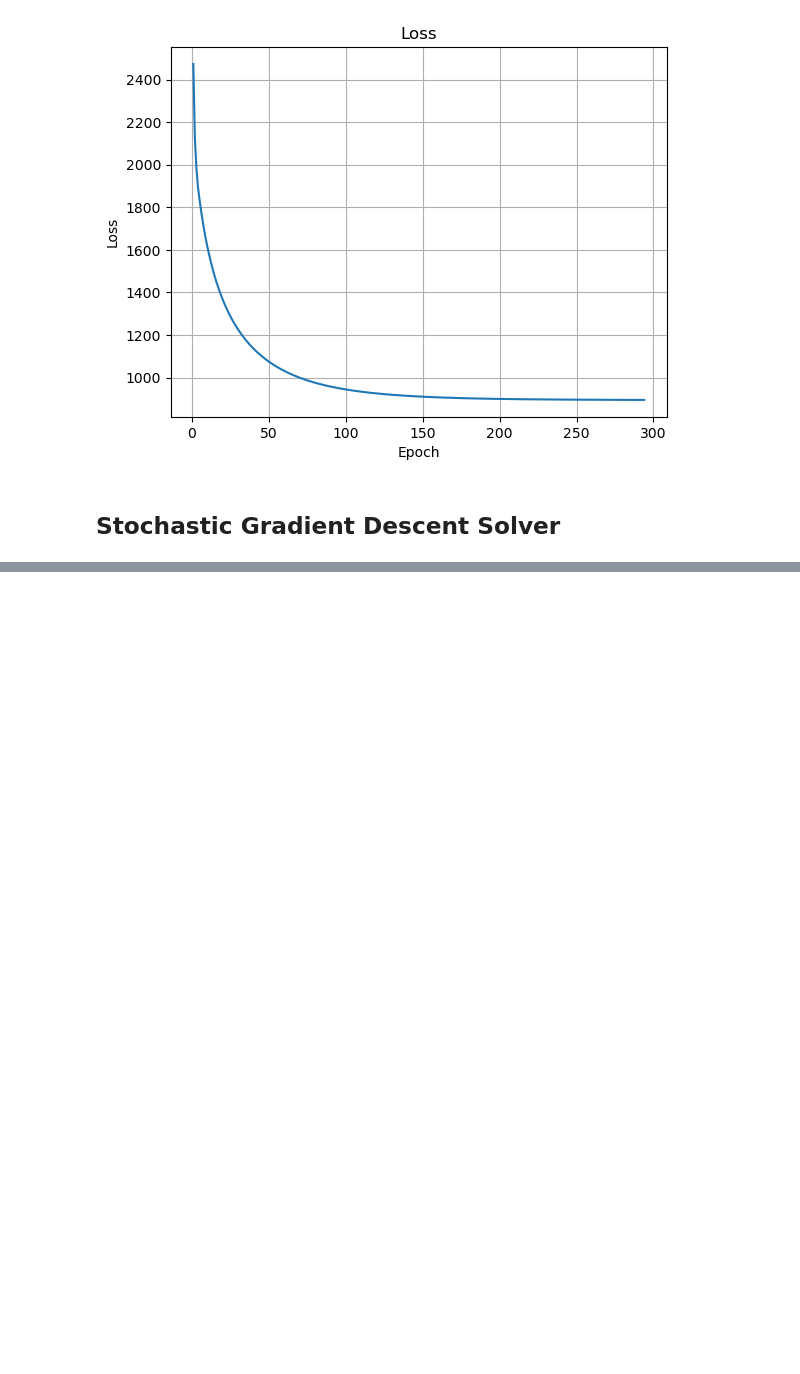
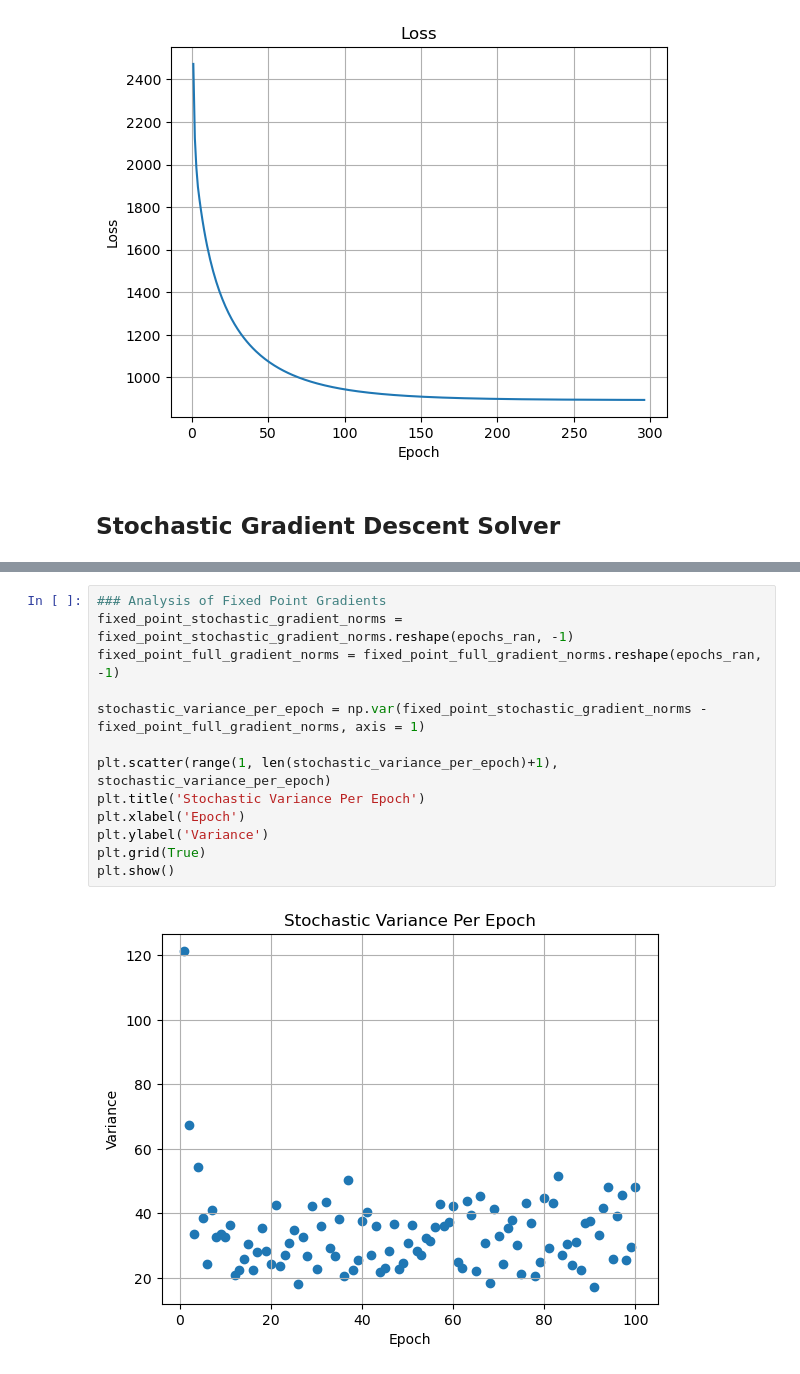
Before and after one commit to LaKrAmA95/LSR-Tensor-Ridge-Regression, a Jupyter notebook: Vector Regression Baseline/Jupyter Notebooks/HCP_Vector_Pipeline.ipynb, the cells around one changed output, grey strips where cells are left out. Saved outputs shown, nothing was run; the diff lists cells and outputs as text; blank space fills up the shorter version.

Commit message:
Working on Plots for SGD

```diff
--- a/Vector Regression Baseline/Jupyter Notebooks/HCP_Vector_Pipeline.ipynb
+++ b/Vector Regression Baseline/Jupyter Notebooks/HCP_Vector_Pipeline.ipynb
@@ -226,3 +223,18 @@ W_estimated, b_estimated, losses, gap_to_optimality, nee_values, nmse_values, co
+# %%
+### Analysis of Fixed Point Gradients
+fixed_point_stochastic_gradient_norms = fixed_point_stochastic_gradient_norms.reshape(epochs_ran, -1)
+fixed_point_full_gradient_norms = fixed_point_full_gradient_norms.reshape(epochs_ran, -1)
+
+stochastic_variance_per_epoch = np.var(fixed_point_stochastic_gradient_norms - fixed_point_full_gradient_norms, axis = 1)
+
+plt.scatter(range(1, len(stochastic_variance_per_epoch)+1), stochastic_variance_per_epoch)
+plt.title('Stochastic Variance Per Epoch')
+plt.xlabel('Epoch')
+plt.ylabel('Variance')
+plt.grid(True)
+plt.show()
+# %% [output]
+[figure, added]
 # %%
 plt.plot(range(1, len(losses)+1), losses)
 plt.title('Loss')
```
Also changed, not shown: parts of 13 cells of this notebook, 2 other files.
